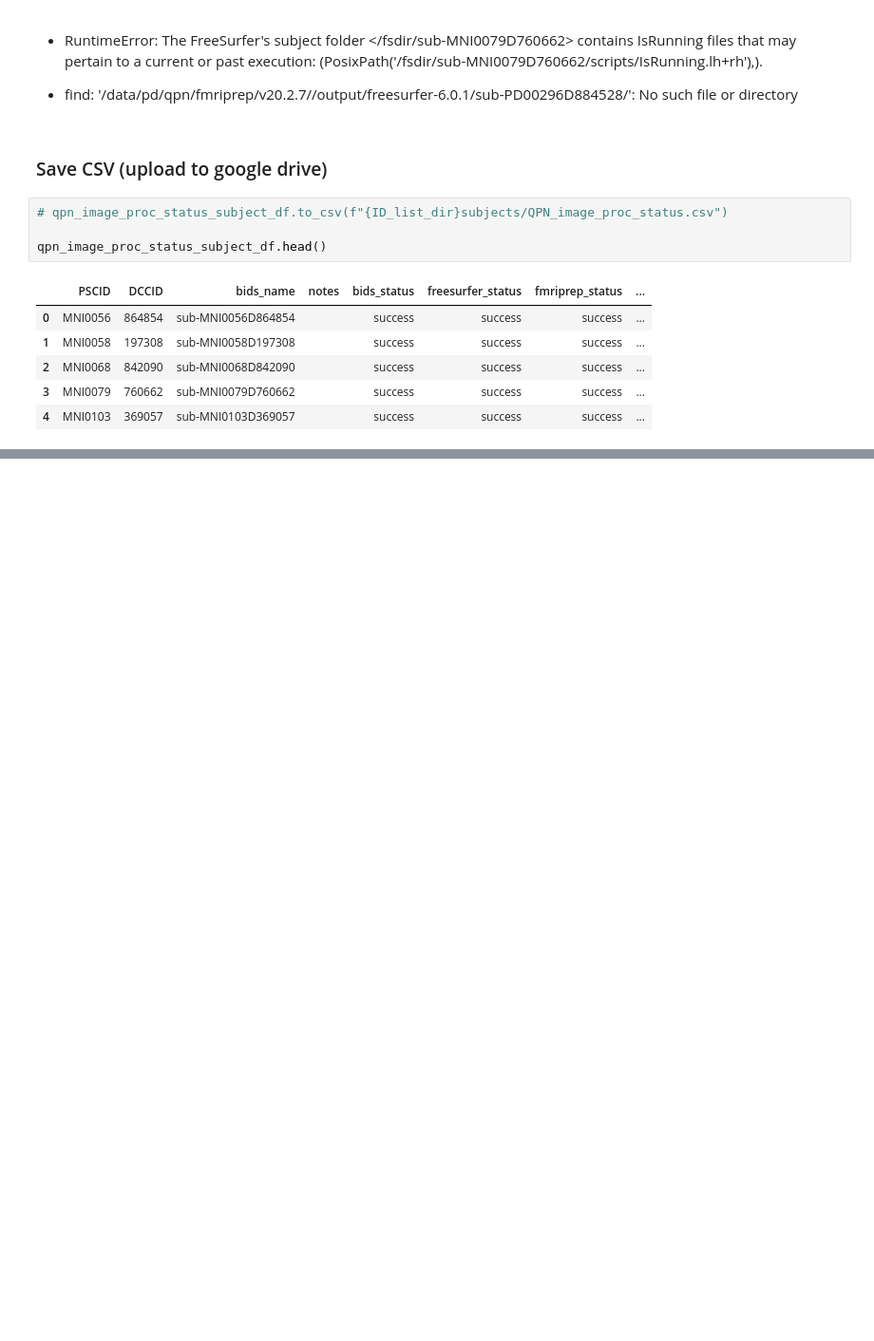
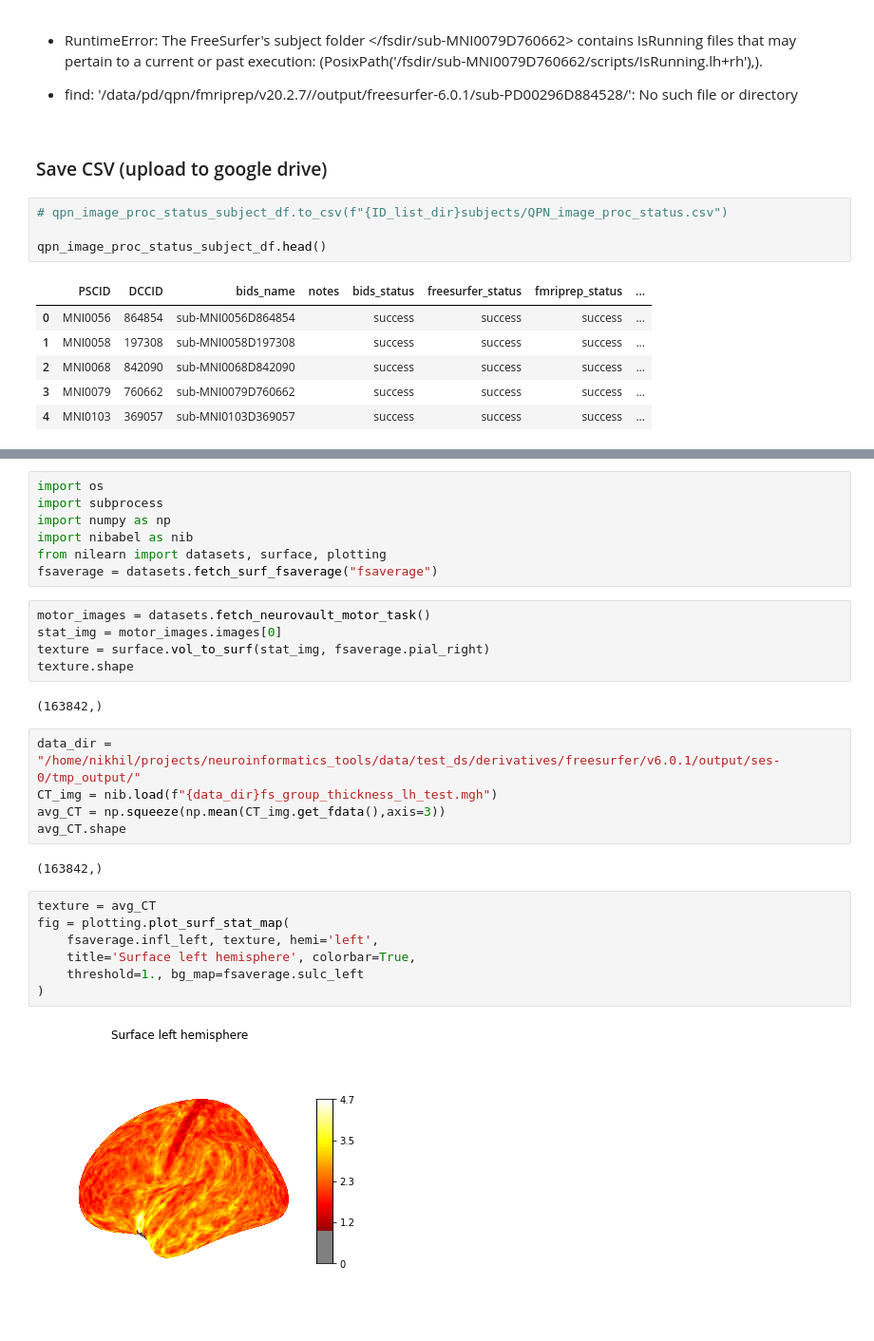
Before and after one commit to nipoppy/nipoppy, a Jupyter notebook: notebooks/1_image_proc_tracking.ipynb, the cells around one changed output, grey strips where cells are left out. Shown at 95% size. Saved outputs shown, nothing was run; the diff lists cells and outputs as text; blank space fills up the shorter version.

```diff
--- a/notebooks/1_image_proc_tracking.ipynb
+++ b/notebooks/1_image_proc_tracking.ipynb
@@ -379,0 +401,30 @@ qpn_image_proc_status_subject_df.head()
+# %%
+import os
+import subprocess
+import numpy as np
+import nibabel as nib
+from nilearn import datasets, surface, plotting
+fsaverage = datasets.fetch_surf_fsaverage("fsaverage")
+# %%
+motor_images = datasets.fetch_neurovault_motor_task()
+stat_img = motor_images.images[0]
+texture = surface.vol_to_surf(stat_img, fsaverage.pial_right)
+texture.shape
+# %% [output]
+(163842,)
+# %%
+data_dir = "/home/nikhil/projects/neuroinformatics_tools/data/test_ds/derivatives/freesurfer/v6.0.1/output/ses-0/tmp_output/"
+CT_img = nib.load(f"{data_dir}fs_group_thickness_lh_test.mgh")
+avg_CT = np.squeeze(np.mean(CT_img.get_fdata(),axis=3))
+avg_CT.shape
+# %% [output]
+(163842,)
+# %%
+texture = avg_CT
+fig = plotting.plot_surf_stat_map(
+    fsaverage.infl_left, texture, hemi='left',
+    title='Surface left hemisphere', colorbar=True,
+    threshold=1., bg_map=fsaverage.sulc_left
+)
+# %% [output]
+[figure, added]
```
Also changed, not shown: parts of 2 cells of this notebook.
